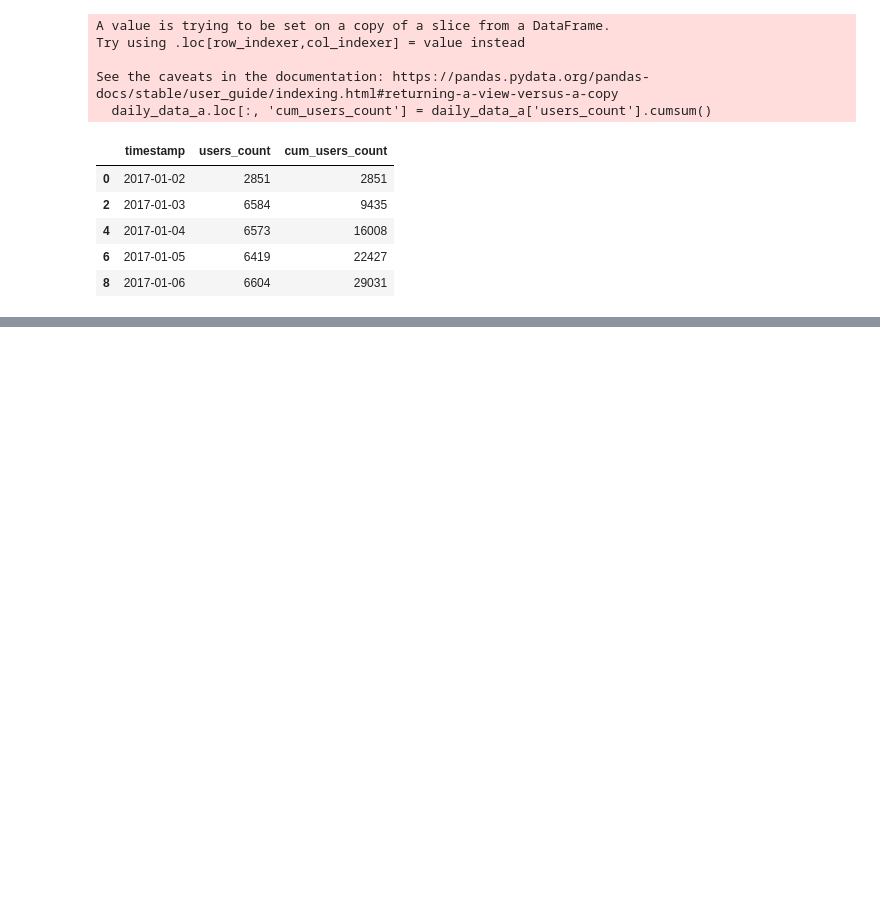
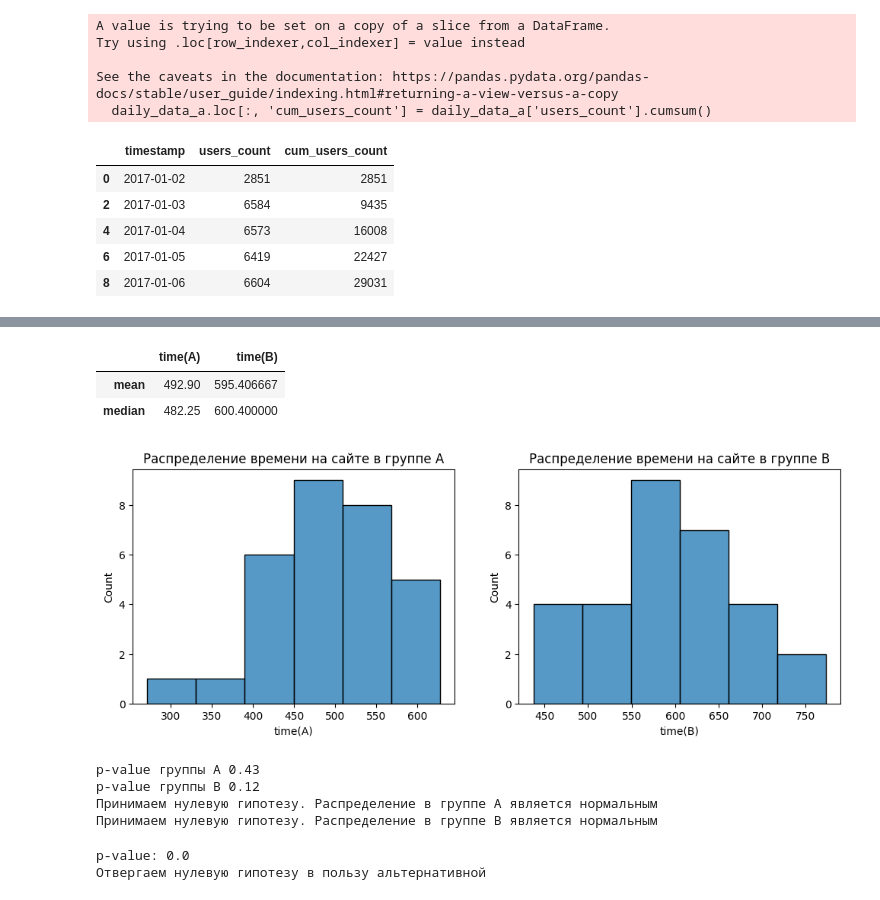
Before and after one commit to eartzhi/lessons, a Jupyter notebook: prod_04/prod_04.ipynb, the cells around one changed output, grey strips where cells are left out. Saved outputs shown, nothing was run; the diff lists cells and outputs as text; code cells hidden in the pictures; blank space fills up the shorter version.

```diff
--- a/prod_04/prod_04.ipynb
+++ b/prod_04/prod_04.ipynb
@@ -128,0 +362,3 @@ See the caveats in the documentation: https://pandas.pydata.org/pandas-docs/stab
+# %%
+time_data = pd.read_excel('data/time_data.xlsx')
+display(time_data.head())
@@ -128,0 +372,17 @@ See the caveats in the documentation: https://pandas.pydata.org/pandas-docs/stab
+# %%
+time_data[['time(A)', 'time(B)']].agg(['mean', 'median'])
+# %% [output]
+|  | time(A) | time(B) |
+| mean | 492.90 | 595.406667 |
+| median | 482.25 | 600.400000 |
+# %%
+# создаём два графика размером 12x4
+fig, axes = plt.subplots(1, 2, figsize=(12, 4))
+# строим гистограмму для времени на сайте в каждой группе
+sns.histplot(x='time(A)', data=time_data, ax=axes[0])
+sns.histplot(x='time(B)', data=time_data, ax=axes[1])
+# задаём названия графикам
+axes[0].set_title('Распределение времени на сайте в группе А');
+axes[1].set_title('Распределение времени на сайте в группе B');
+# %% [output]
+[figure, added]
@@ -128,0 +391,29 @@ See the caveats in the documentation: https://pandas.pydata.org/pandas-docs/stab
+# %%
+alpha = 0.05 # уровень значимости
+# вычисляем результат теста Шапиро — Уилка для выборок
+shapiro_result_a = shapiro(time_data['time(A)'])
+shapiro_result_b = shapiro(time_data['time(B)'])
+print('p-value группы А', round(shapiro_result_a.pvalue, 2))
+print('p-value группы B', round(shapiro_result_b.pvalue, 2))
+
+# сравниваем полученное p-value для группы А с уровнем значимости
+if shapiro_result_a.pvalue <= alpha:
+    print("Отвергаем нулевую гипотезу в пользу альтернативной. Распределение в группе А отлично от нормального")
+else:
+    print("Принимаем нулевую гипотезу. Распределение в группе А является нормальным")
+
+# сравниваем полученное p-value для группы B с уровнем значимости
+if shapiro_result_b.pvalue <= alpha:
+    print("Отвергаем нулевую гипотезу в пользу альтернативной. Распределение в группе B отлично от нормального")
+else:
+    print("Принимаем нулевую гипотезу. Распределение в группе B является нормальным")
+
+# p-value группы А 0.43
+# p-value группы B 0.12
+# Принимаем нулевую гипотезу. Распределение в группе А является нормальным
+# Принимаем нулевую гипотезу. Распределение в группе B является нормальным
+# %% [output]
+p-value группы А 0.43
+p-value группы B 0.12
+Принимаем нулевую гипотезу. Распределение в группе А является нормальным
+Принимаем нулевую гипотезу. Распределение в группе B является нормальным
@@ -128,0 +422,21 @@ See the caveats in the documentation: https://pandas.pydata.org/pandas-docs/stab
+# %%
+alpha = 0.05 #уровень значимости
+# вычисляем результат T-теста для выборок
+results = ttest_ind(
+    a=time_data['time(A)'],
+    b=time_data['time(B)'],
+    alternative='two-sided'
+)
+print('p-value:', round(results.pvalue, 2))
+
+# сравниваем полученное p-value с уровнем значимости
+if results.pvalue <= alpha:
+    print("Отвергаем нулевую гипотезу в пользу альтернативной")
+else:
+    print("У нас нет оснований отвергнуть нулевую гипотезу")
+
+# p-value: 0.0
+# Отвергаем нулевую гипотезу в пользу альтернативной
+# %% [output]
+p-value: 0.0
+Отвергаем нулевую гипотезу в пользу альтернативной
```
Also changed, not shown: parts of 66 cells of this notebook, 6 other files.
